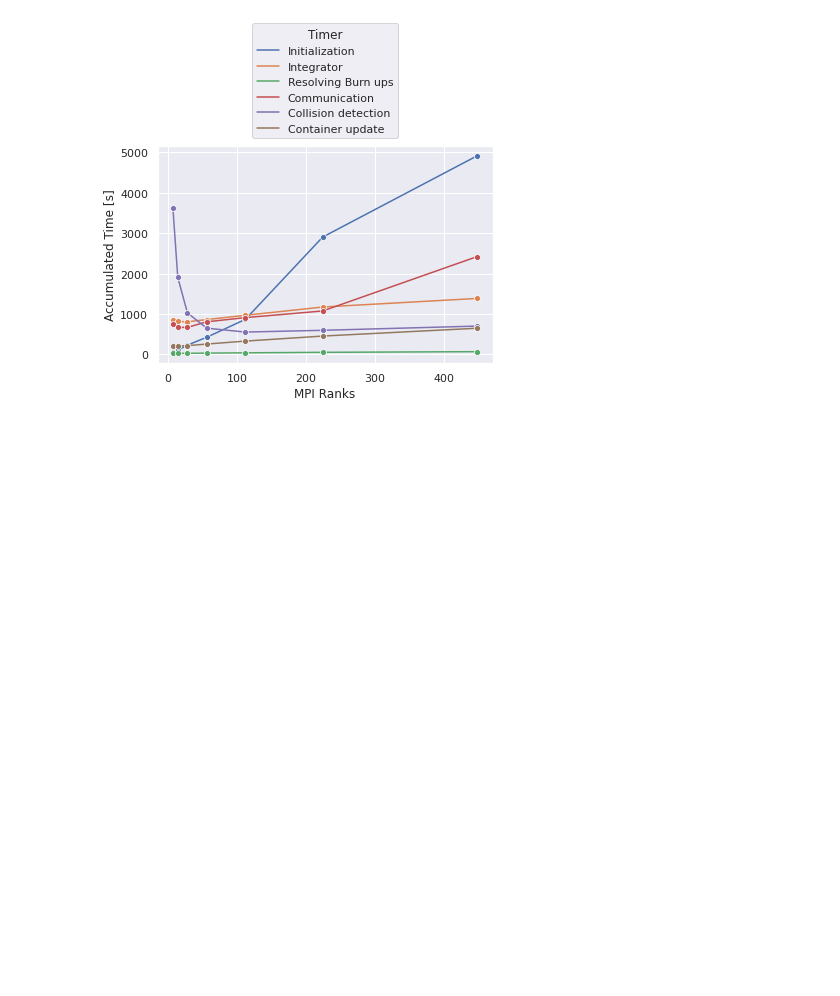
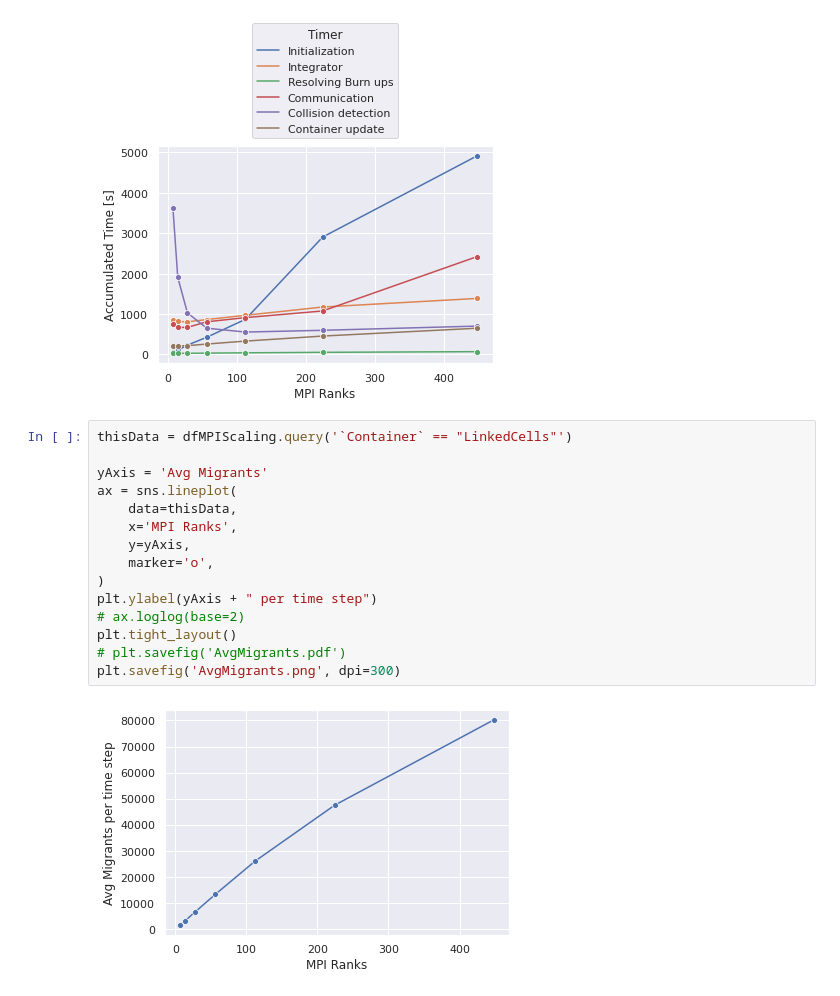
Before and after one commit to esa/LADDS, a Jupyter notebook: notebooks/PerformanceAnalysis.ipynb, the cells around one changed output. Saved outputs shown, nothing was run; the diff lists cells and outputs as text; blank space fills up the shorter version.

Commit message:
Add plot about average number of migrants

```diff
--- a/notebooks/PerformanceAnalysis.ipynb
+++ b/notebooks/PerformanceAnalysis.ipynb
@@ -280,3 +280,20 @@ sns.move_legend(ax, "center", bbox_to_anchor=(0.5, 1.3)) # legend above
 plt.savefig('StrongscalingTimiers.png', bbox_inches='tight', dpi=300)
 # %% [output]
 [figure]
+# %%
+thisData = dfMPIScaling.query('`Container` == "LinkedCells"')
+
+yAxis = 'Avg Migrants'
+ax = sns.lineplot(
+    data=thisData,
+    x='MPI Ranks',
+    y=yAxis,
+    marker='o',
+)
+plt.ylabel(yAxis + " per time step")
+# ax.loglog(base=2)
+plt.tight_layout()
+# plt.savefig('AvgMigrants.pdf')
+plt.savefig('AvgMigrants.png', dpi=300)
+# %% [output]
+[figure, added]
```
Also changed, not shown: parts of 1 cell of this notebook.
